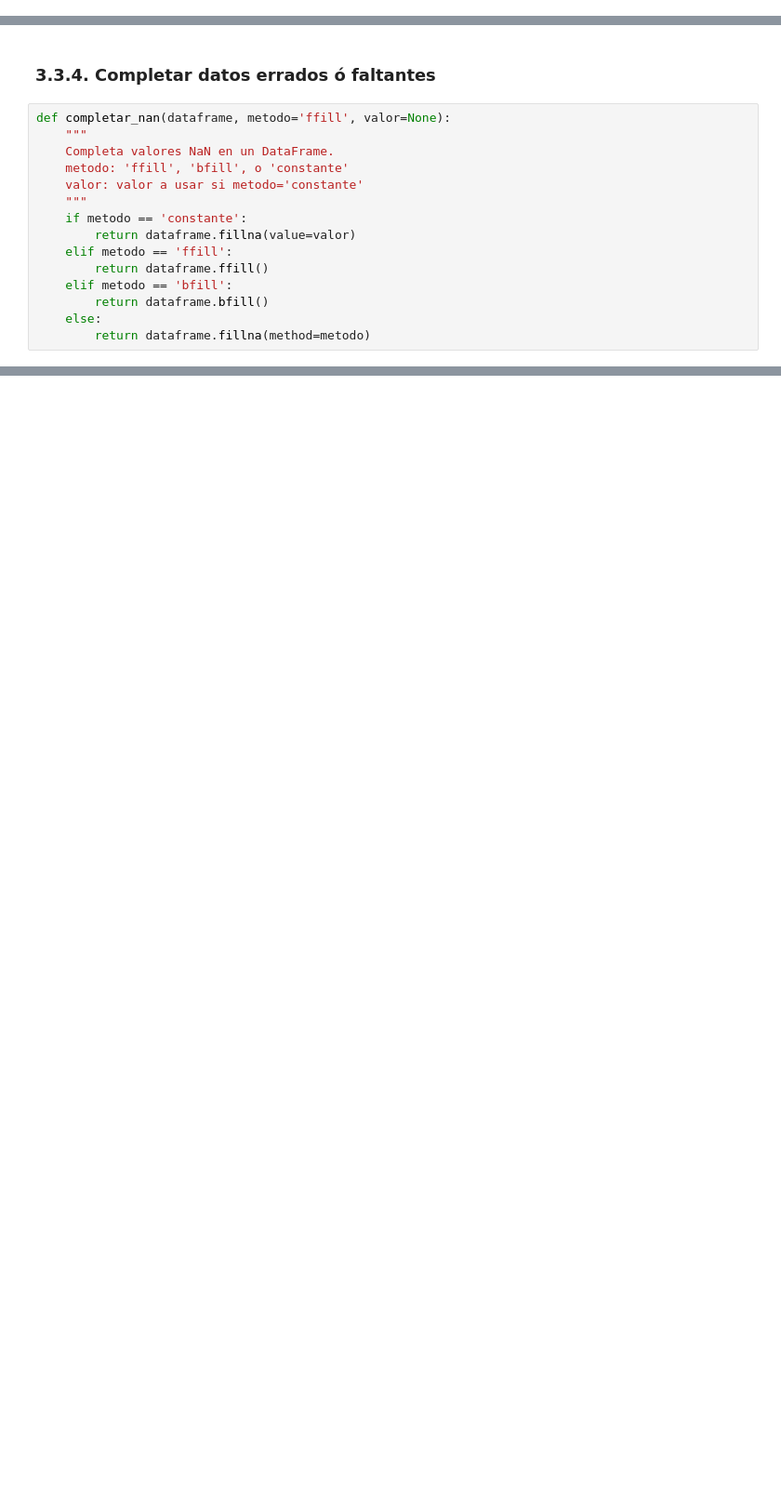
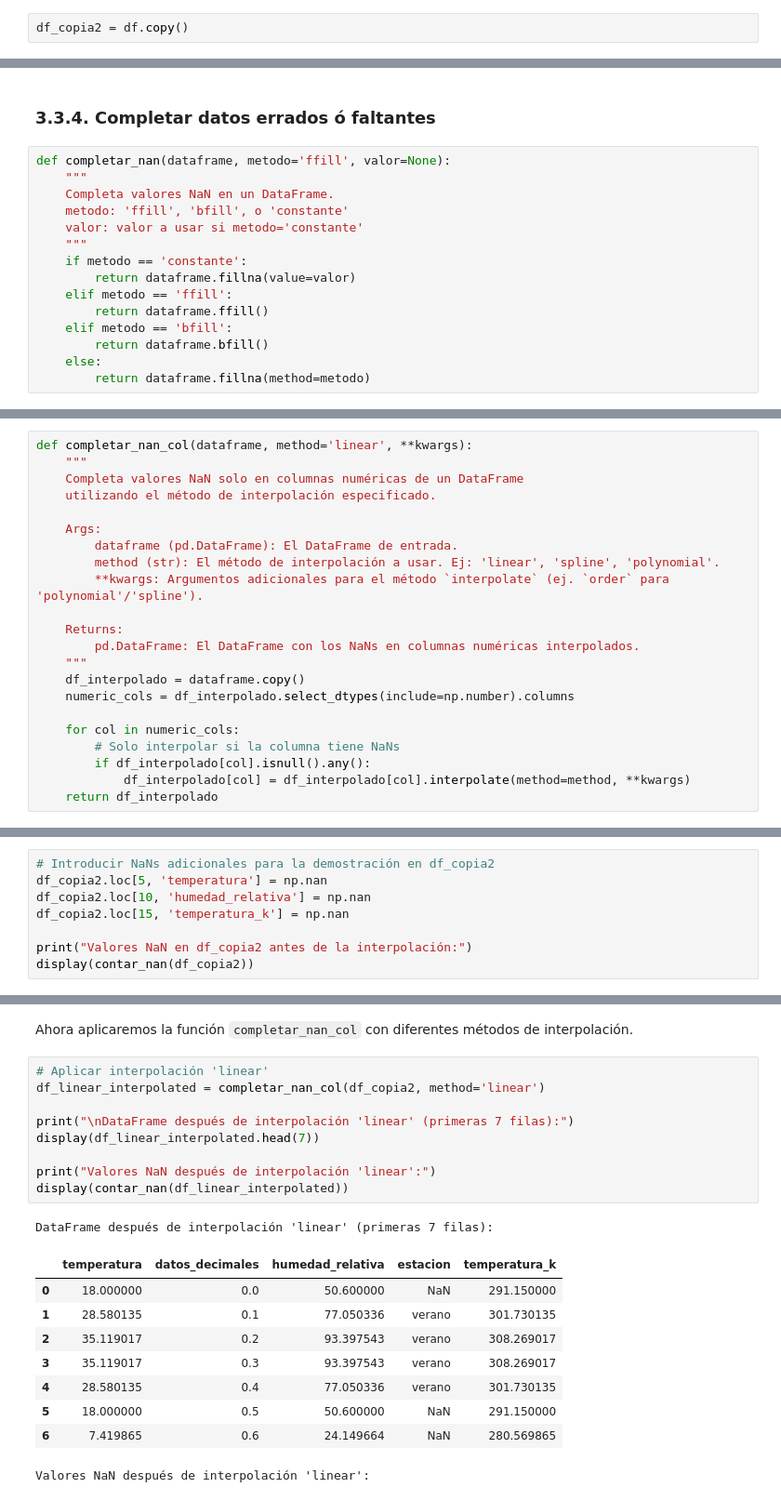
Before and after one commit to vrrp/sachabook_bigdata, a Jupyter notebook: _build/jupyter_execute/docs/03_programación_basica_python_AI.ipynb, the cells around one changed output, grey strips where cells are left out. Shown at 93% size. Drawn from its saved outputs; the diff is of its cells as text; blank space fills up the shorter version.

```diff
--- a/_build/jupyter_execute/docs/03_programación_basica_python_AI.ipynb
+++ b/_build/jupyter_execute/docs/03_programación_basica_python_AI.ipynb
@@ -841,3 +841,5 @@ display(df_copia1.head())
 | 2 | 35.119017 | NaN | 93.397543 | verano | 308.269017 |
 | 3 | 35.119017 | 0.3 | 93.397543 | verano | 308.269017 |
 | 4 | 28.580135 | 0.4 | 77.050336 | verano | 301.730135 |
+# %%
+df_copia2 = df.copy()
@@ -903,0 +951,22 @@ dtype: int64
+# %%
+def completar_nan_col(dataframe, method='linear', **kwargs):
+    """
+    Completa valores NaN solo en columnas numéricas de un DataFrame
+    utilizando el método de interpolación especificado.
+
+    Args:
+        dataframe (pd.DataFrame): El DataFrame de entrada.
+        method (str): El método de interpolación a usar. Ej: 'linear', 'spline', 'polynomial'.
+        **kwargs: Argumentos adicionales para el método `interpolate` (ej. `order` para 'polynomial'/'spline').
+
+    Returns:
+        pd.DataFrame: El DataFrame con los NaNs en columnas numéricas interpolados.
+    """
+    df_interpolado = dataframe.copy()
+    numeric_cols = df_interpolado.select_dtypes(include=np.number).columns
+
+    for col in numeric_cols:
+        # Solo interpolar si la columna tiene NaNs
+        if df_interpolado[col].isnull().any():
+            df_interpolado[col] = df_interpolado[col].interpolate(method=method, **kwargs)
+    return df_interpolado
@@ -903,0 +975,8 @@ dtype: int64
+# %%
+# Introducir NaNs adicionales para la demostración en df_copia2
+df_copia2.loc[5, 'temperatura'] = np.nan
+df_copia2.loc[10, 'humedad_relativa'] = np.nan
+df_copia2.loc[15, 'temperatura_k'] = np.nan
+
+print("Valores NaN en df_copia2 antes de la interpolación:")
+display(contar_nan(df_copia2))
@@ -903,0 +991,22 @@ dtype: int64
+# %% [markdown]
+Ahora aplicaremos la función `completar_nan_col` con diferentes métodos de interpolación.
+# %%
+# Aplicar interpolación 'linear'
+df_linear_interpolated = completar_nan_col(df_copia2, method='linear')
+
+print("\nDataFrame después de interpolación 'linear' (primeras 7 filas):")
+display(df_linear_interpolated.head(7))
+
+print("Valores NaN después de interpolación 'linear':")
+display(contar_nan(df_linear_interpolated))
+# %% [output]
+DataFrame después de interpolación 'linear' (primeras 7 filas):
+|  | temperatura | datos_decimales | humedad_relativa | estacion | temperatura_k |
+| 0 | 18.000000 | 0.0 | 50.600000 | NaN | 291.150000 |
+| 1 | 28.580135 | 0.1 | 77.050336 | verano | 301.730135 |
+| 2 | 35.119017 | 0.2 | 93.397543 | verano | 308.269017 |
+| 3 | 35.119017 | 0.3 | 93.397543 | verano | 308.269017 |
+| 4 | 28.580135 | 0.4 | 77.050336 | verano | 301.730135 |
+| 5 | 18.000000 | 0.5 | 50.600000 | NaN | 291.150000 |
+| 6 | 7.419865 | 0.6 | 24.149664 | NaN | 280.569865 |
+Valores NaN después de interpolación 'linear':
```
Also changed, not shown: parts of 13 cells of this notebook, 6 other files.
